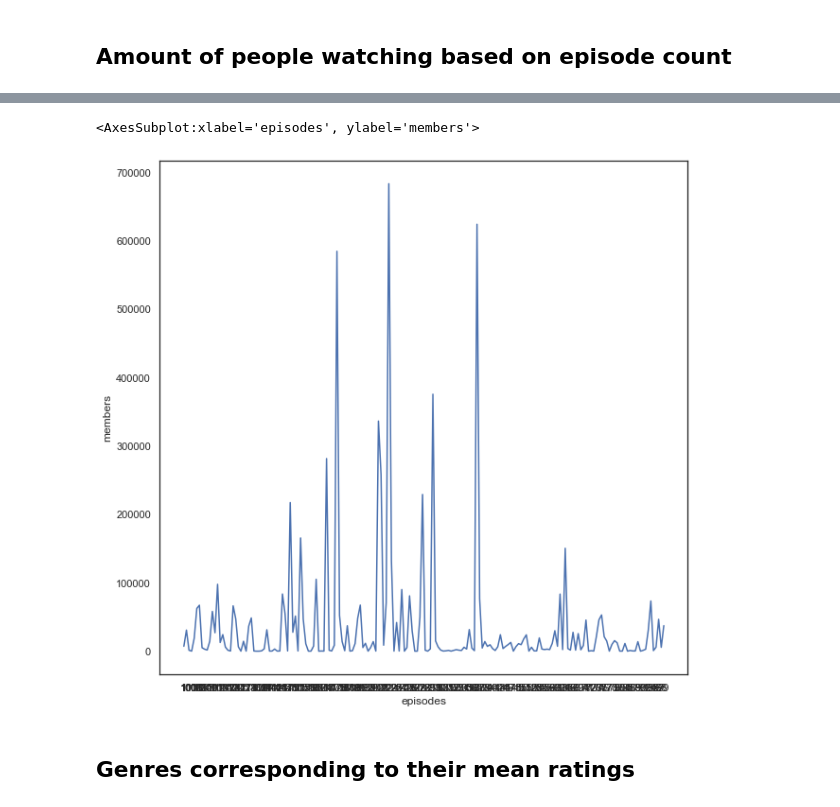
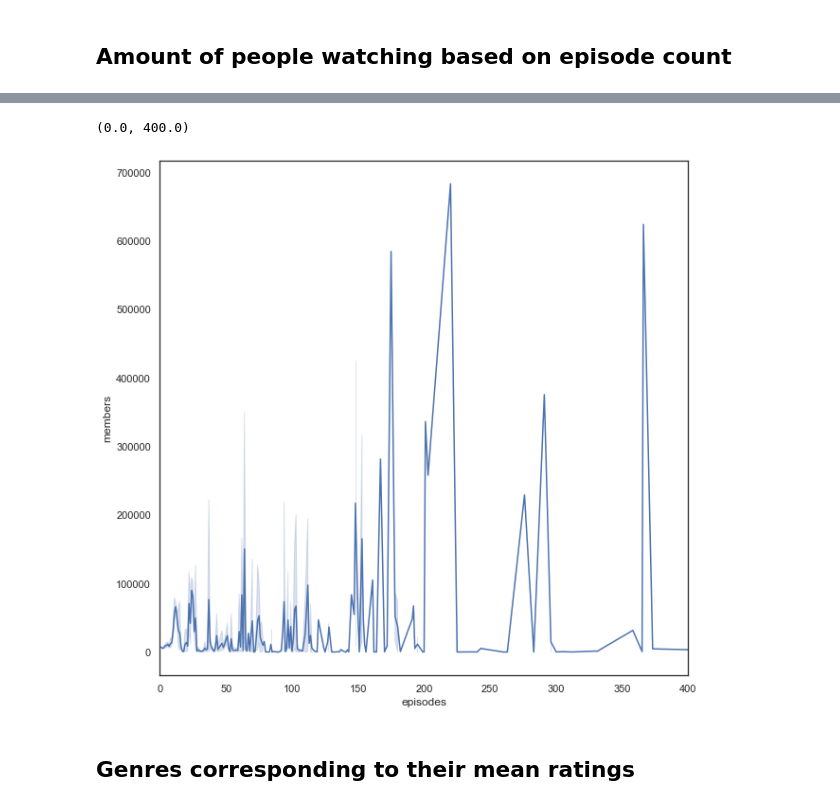
Before and after one commit to data301-2020-winter1/course-project-solo_127, a Jupyter notebook: analysis/Analysis.ipynb, the cells around one changed output, grey strips where cells are left out. Saved outputs shown, nothing was run; the diff lists cells and outputs as text; code cells hidden in the pictures.

Commit message:
Added EDA and Analysis visualizations

```diff
--- a/analysis/Analysis.ipynb
+++ b/analysis/Analysis.ipynb
@@ -25,6 +25,8 @@ df
 ## Amount of people watching based on episode count
 # %%
 # Episodes corresponding to Members data
-episodesdf = df[['episodes', 'members']].groupby('episodes').mean().sort_values(by = ['episodes']).reset_index()
+episodesdf = df.copy()
+episodesdf['episodes'] = episodesdf['episodes'].astype(int)
+episodesdf = episodesdf.sort_values(by = 'episodes')
 episodesdf
 # %% [output]
@@ -44,10 +46,11 @@ episodesdf
 # %%
 sns.set_theme(style = "white", font_scale = 1)
 plt.subplots(figsize = (10,10))
-sns.lineplot(x = 'episodes', y = 'members', data = episodesdf)
+plot = sns.lineplot(x = 'episodes', y = 'members', data = episodesdf)
+plt.xlim([0,400])
 # %% [output]
-<AxesSubplot:xlabel='episodes', ylabel='members'>
+(0.0, 400.0)
-[figure, old version]
+[figure, new version]
 # %% [markdown]
 ## Genres corresponding to their mean ratings
 # %%
```
Also changed, not shown: parts of 1 cell of this notebook.
